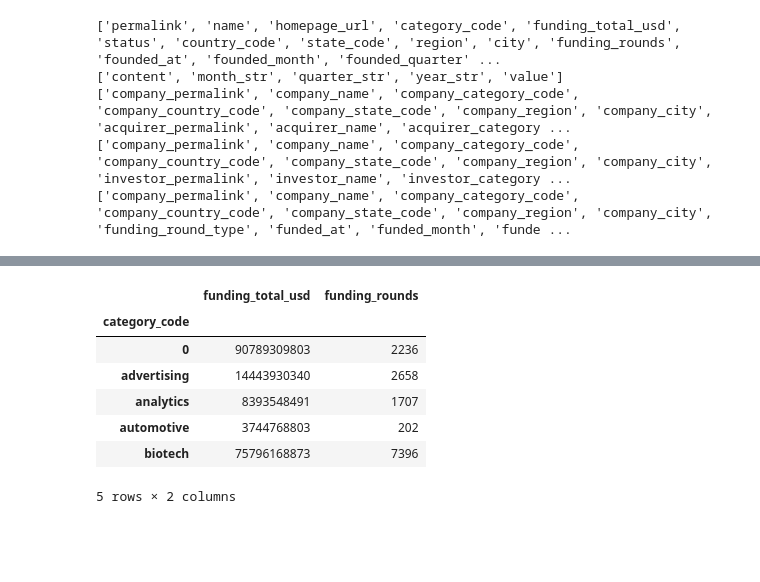
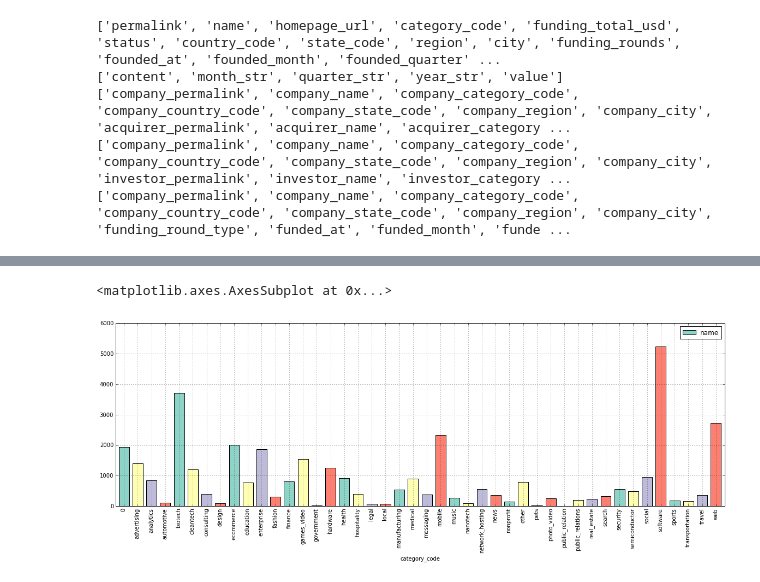
Before and after one commit to shivinkapur/crunchbase, a Jupyter notebook: 249_project.ipynb, the cells around one changed output, grey strips where cells are left out. Cells and saved outputs as stored; diff of their text form; code cells hidden in the pictures; blank space fills up the shorter version.

Commit message:
made pretty histograms

```diff
--- a/249_project.ipynb
+++ b/249_project.ipynb
@@ -144,13 +117,12 @@ fig.set_xticklabels( labels , rotation=45 ) ;
-# %%
-
-category_funds=companies.groupby('category_code').sum()
-category_funds.head()
-# %% [output]
-|  | funding_total_usd | funding_rounds |
-| category_code |  |  |
-| 0 | 90789309803 | 2236 |
-| advertising | 14443930340 | 2658 |
-| analytics | 8393548491 | 1707 |
-| automotive | 3744768803 | 202 |
-| biotech | 75796168873 | 7396 |
-5 rows × 2 columns
+# %%
+
+# Get "Set2" colors from ColorBrewer (all colorbrewer scales: http://bl.ocks.org/mbostock/5577023)
+set2 = brewer2mpl.get_map('Set2', 'qualitative', 8).mpl_colors
+set3 = brewer2mpl.get_map('Set3', 'qualitative', 8).mpl_colors
+
+category_name_counts=companies.groupby('category_code').count()[['name']]
+
+category_name_counts.plot(kind='bar',color=[set3[x] for x in range(4)], figsize=(20, 6))
+# %% [output]
+<matplotlib.axes.AxesSubplot at 0x...>
+[figure, added]
```
Also changed, not shown: parts of 4 cells of this notebook.
